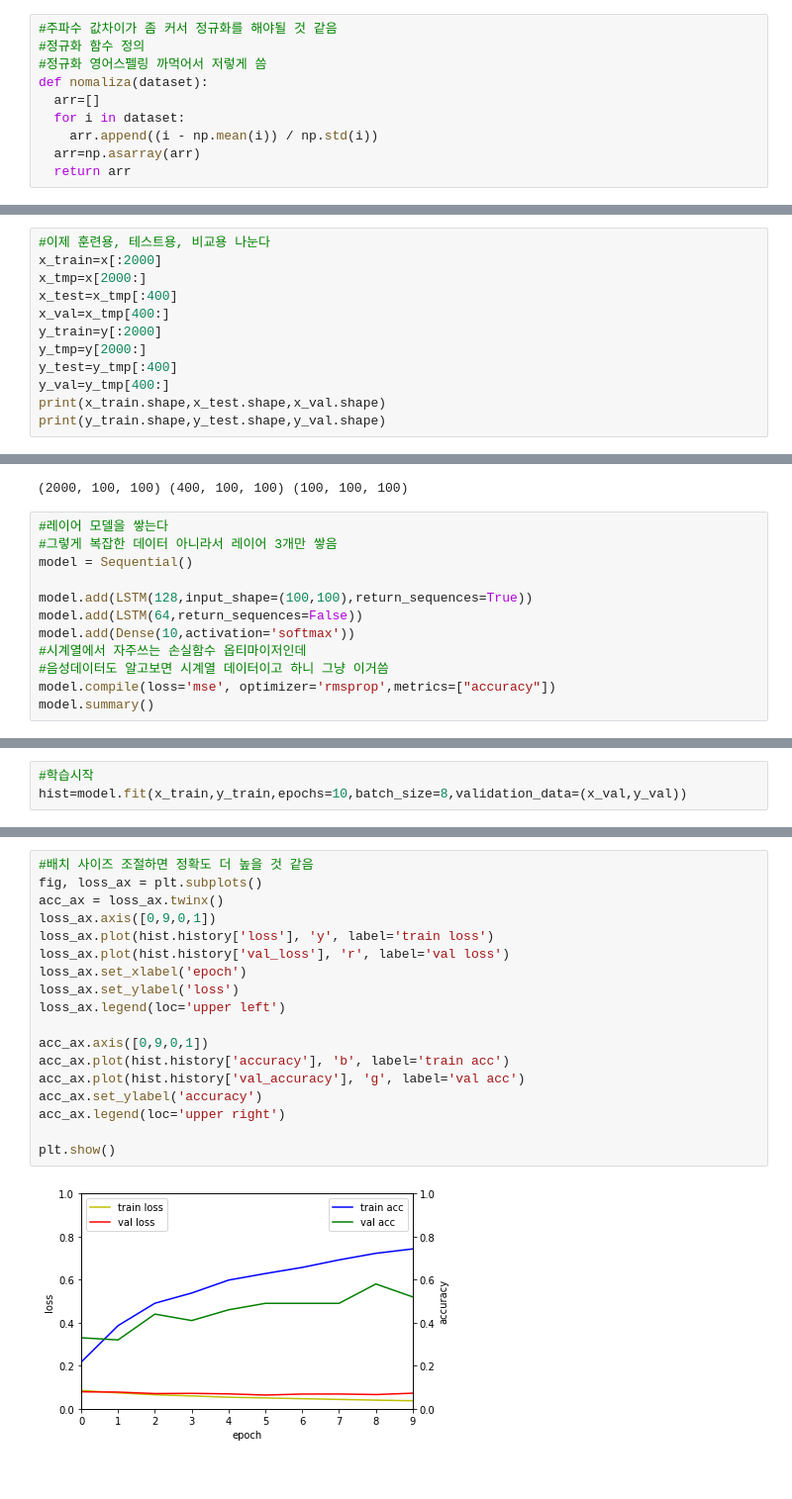
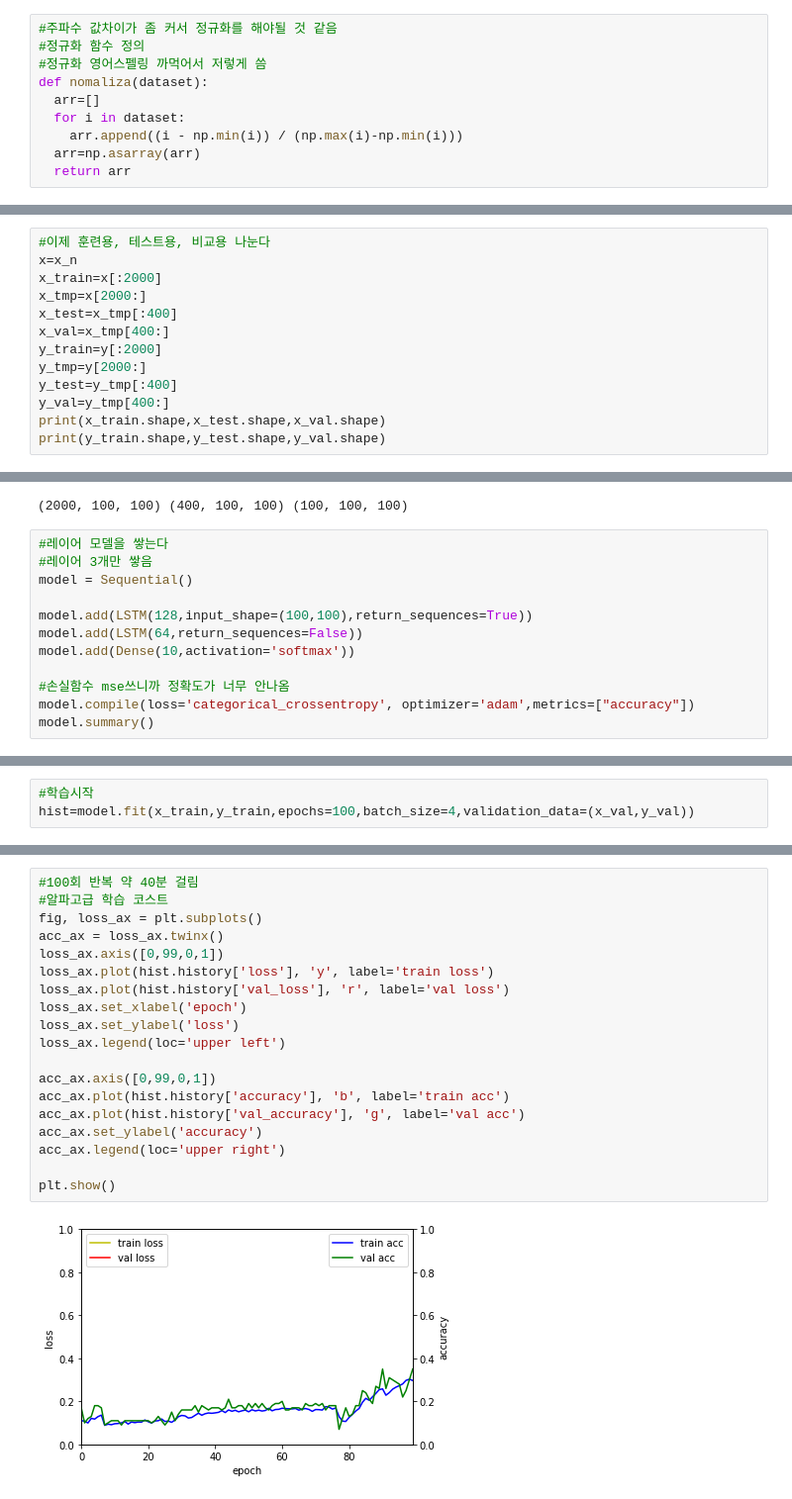
Before and after one commit to uyan21/deepLearningStudy, a Jupyter notebook: smnist.ipynb, the cells around one changed output, grey strips where cells are left out. Shown: that part at 99% size. Saved outputs shown, nothing was run; the diff lists cells and outputs as text.

```diff
--- a/smnist.ipynb
+++ b/smnist.ipynb
@@ -76,7 +77,7 @@ print(y.shape)
 def nomaliza(dataset):
   arr=[]
   for i in dataset:
-    arr.append((i - np.mean(i)) / np.std(i))
+    arr.append((i - np.min(i)) / (np.max(i)-np.min(i)))
   arr=np.asarray(arr)
   return arr
 # %%
@@ -97,5 +98,6 @@ plt.show()
 # %%
 #이제 훈련용, 테스트용, 비교용 나눈다
+x=x_n
 x_train=x[:2000]
 x_tmp=x[2000:]
 x_test=x_tmp[:400]
@@ -120,14 +122,14 @@ print(x_train.shape,x_test.shape,x_val.shape)
 (2000, 100, 100) (400, 100, 100) (100, 100, 100)
 # %%
 #레이어 모델을 쌓는다
-#그렇게 복잡한 데이터 아니라서 레이어 3개만 쌓음
+#레이어 3개만 쌓음
 model = Sequential()
 
 model.add(LSTM(128,input_shape=(100,100),return_sequences=True))
 model.add(LSTM(64,return_sequences=False))
 model.add(Dense(10,activation='softmax'))
-#시계열에서 자주쓰는 손실함수 옵티마이저인데
-#음성데이터도 알고보면 시계열 데이터이고 하니 그냥 이거씀
-model.compile(loss='mse', optimizer='rmsprop',metrics=["accuracy"])
+
+#손실함수 mse쓰니까 정확도가 너무 안나옴
+model.compile(loss='categorical_crossentropy', optimizer='adam',metrics=["accuracy"])
 model.summary()
 # %% [output]
@@ -147,5 +149,5 @@ Non-trainable params: 0
 _________________________________________________________________
 # %%
 #학습시작
-hist=model.fit(x_train,y_train,epochs=10,batch_size=8,validation_data=(x_val,y_val))
+hist=model.fit(x_train,y_train,epochs=100,batch_size=4,validation_data=(x_val,y_val))
 # %% [output]
@@ -180,20 +177,21 @@ model.evaluate(x_test,y_test)
 # %%
-#배치 사이즈 조절하면 정확도 더 높을 것 같음
+#100회 반복 약 40분 걸림
+#알파고급 학습 코스트
 fig, loss_ax = plt.subplots()
 acc_ax = loss_ax.twinx()
-loss_ax.axis([0,9,0,1])
+loss_ax.axis([0,99,0,1])
 loss_ax.plot(hist.history['loss'], 'y', label='train loss')
 loss_ax.plot(hist.history['val_loss'], 'r', label='val loss')
 loss_ax.set_xlabel('epoch')
 loss_ax.set_ylabel('loss')
 loss_ax.legend(loc='upper left')
 
-acc_ax.axis([0,9,0,1])
+acc_ax.axis([0,99,0,1])
 acc_ax.plot(hist.history['accuracy'], 'b', label='train acc')
 acc_ax.plot(hist.history['val_accuracy'], 'g', label='val acc')
 acc_ax.set_ylabel('accuracy')
 acc_ax.legend(loc='upper right')
 
 plt.show()
 # %% [output]
-[figure, old version]
+[figure, new version]
```
Also changed, not shown: parts of 6 cells of this notebook.
